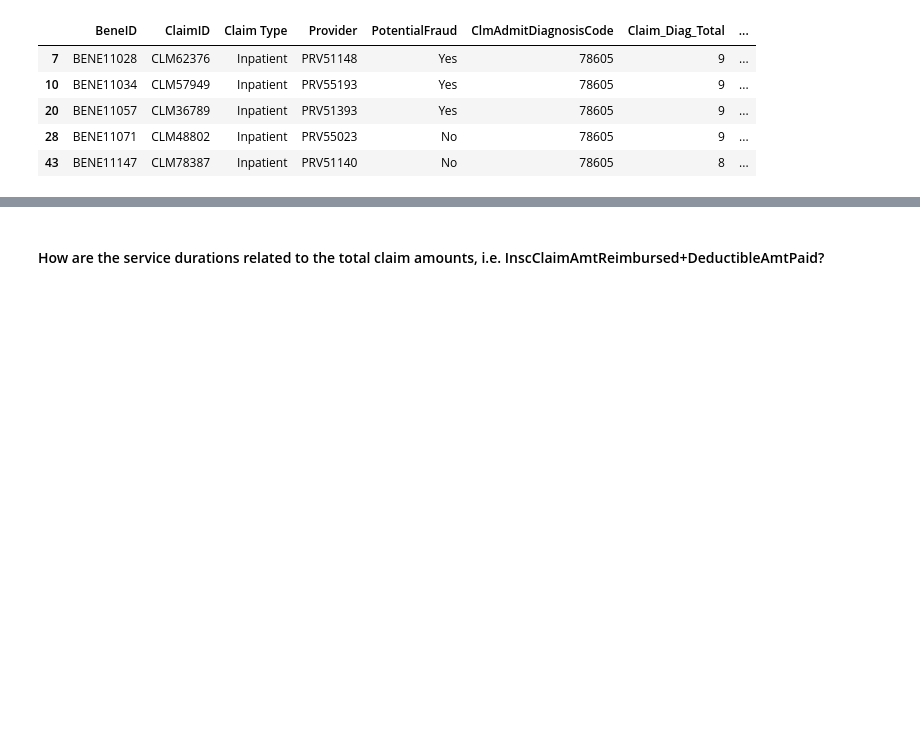
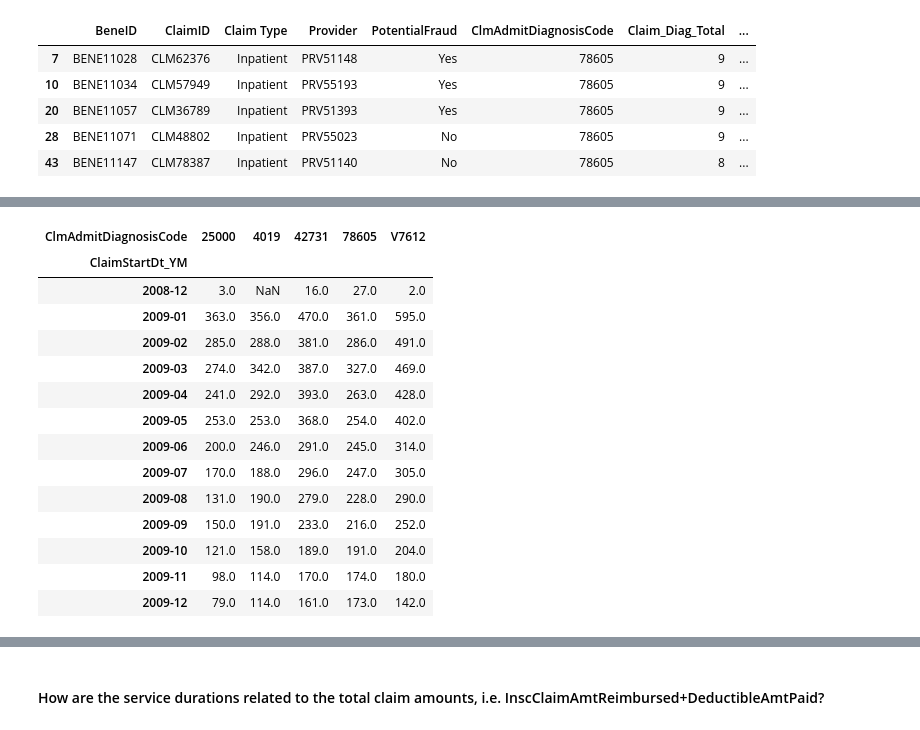
Before and after one commit to hedgekim/Healthcare-Fraud, a Jupyter notebook: Healthcare Fraud.ipynb, the cells around one changed output, grey strips where cells are left out. Cells and saved outputs as stored; diff of their text form; code cells hidden in the pictures; blank space fills up the shorter version.

```diff
--- a/Healthcare Fraud.ipynb
+++ b/Healthcare Fraud.ipynb
@@ -649,0 +632,18 @@ top_diag = top_diag.groupby(['ClmAdmitDiagnosisCode', 'ClaimStartDt_YM'])[['Clai
+# %%
+top_diag.pivot(index='ClaimStartDt_YM', columns='ClmAdmitDiagnosisCode', values='ClaimID')
+# %% [output]
+| ClmAdmitDiagnosisCode | 25000 | 4019 | 42731 | 78605 | V7612 |
+| ClaimStartDt_YM |  |  |  |  |  |
+| 2008-12 | 3.0 | NaN | 16.0 | 27.0 | 2.0 |
+| 2009-01 | 363.0 | 356.0 | 470.0 | 361.0 | 595.0 |
+| 2009-02 | 285.0 | 288.0 | 381.0 | 286.0 | 491.0 |
+| 2009-03 | 274.0 | 342.0 | 387.0 | 327.0 | 469.0 |
+| 2009-04 | 241.0 | 292.0 | 393.0 | 263.0 | 428.0 |
+| 2009-05 | 253.0 | 253.0 | 368.0 | 254.0 | 402.0 |
+| 2009-06 | 200.0 | 246.0 | 291.0 | 245.0 | 314.0 |
+| 2009-07 | 170.0 | 188.0 | 296.0 | 247.0 | 305.0 |
+| 2009-08 | 131.0 | 190.0 | 279.0 | 228.0 | 290.0 |
+| 2009-09 | 150.0 | 191.0 | 233.0 | 216.0 | 252.0 |
+| 2009-10 | 121.0 | 158.0 | 189.0 | 191.0 | 204.0 |
+| 2009-11 | 98.0 | 114.0 | 170.0 | 174.0 | 180.0 |
+| 2009-12 | 79.0 | 114.0 | 161.0 | 173.0 | 142.0 |
```
Also changed, not shown: parts of 8 cells of this notebook.
